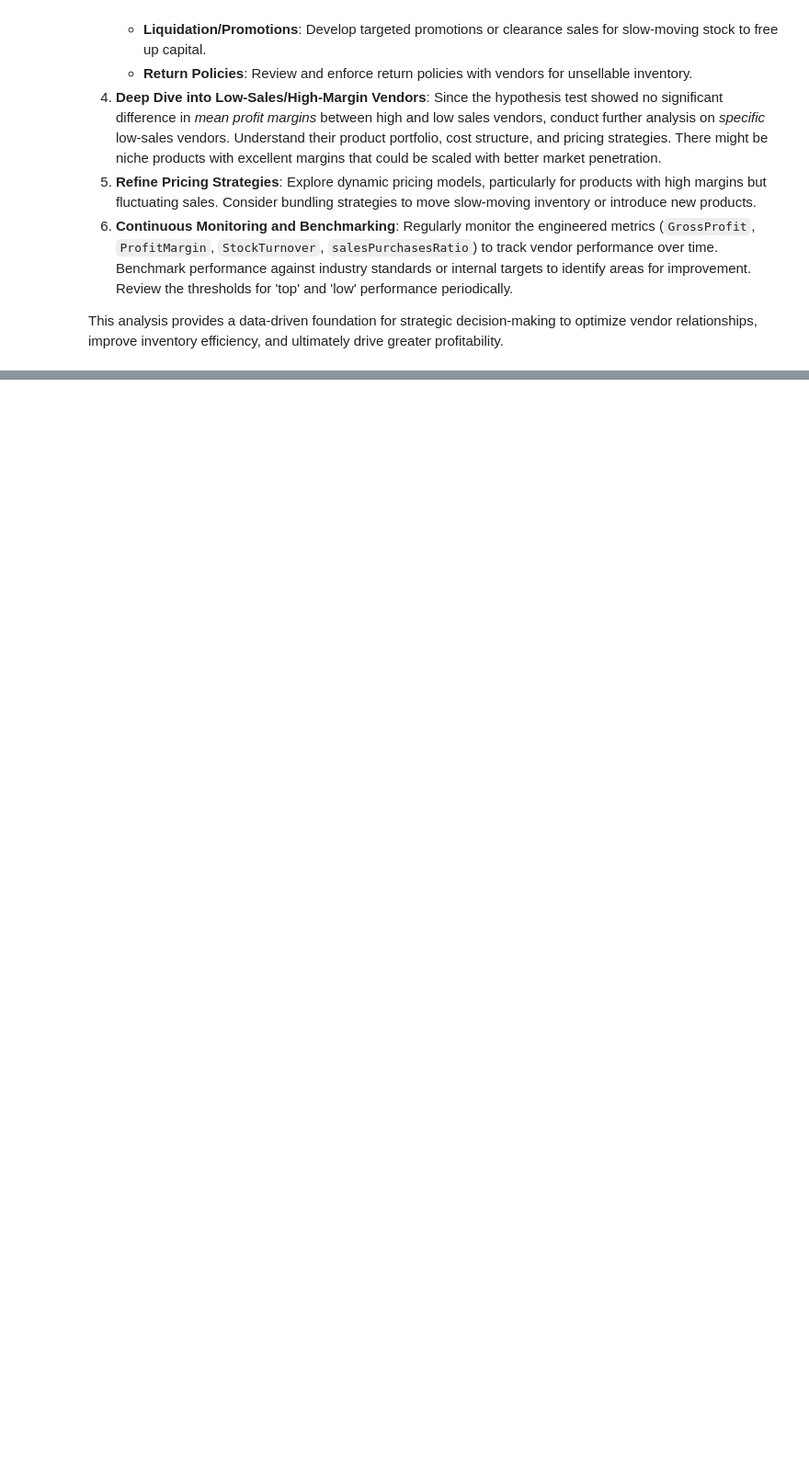
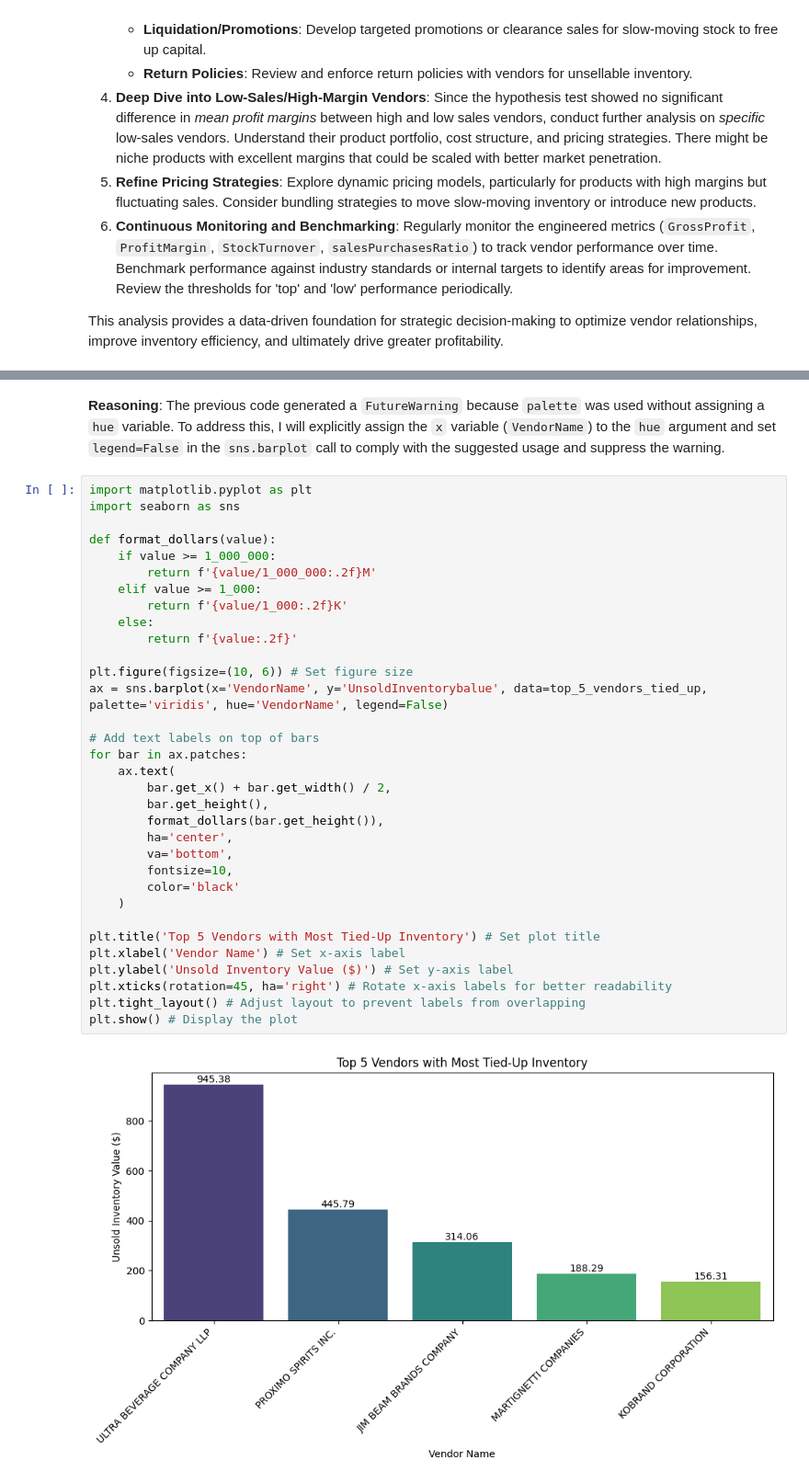
Before and after one commit to Sauryashri822/Data-Analysis-Projects, a Jupyter notebook: Vender_performance_project_ipynb.ipynb, the cells around one changed output, grey strips where cells are left out. Shown at 92% size. Cells and saved outputs as stored; diff of their text form; blank space fills up the shorter version.

```diff
--- a/Vender_performance_project_ipynb.ipynb
+++ b/Vender_performance_project_ipynb.ipynb
@@ -1143,0 +1585,38 @@ This analysis provides a data-driven foundation for strategic decision-making to
+# %% [markdown]
+**Reasoning**:
+The previous code generated a `FutureWarning` because `palette` was used without assigning a `hue` variable. To address this, I will explicitly assign the `x` variable (`VendorName`) to the `hue` argument and set `legend=False` in the `sns.barplot` call to comply with the suggested usage and suppress the warning.
+# %%
+import matplotlib.pyplot as plt
+import seaborn as sns
+
+def format_dollars(value):
+    if value >= 1_000_000:
+        return f'{value/1_000_000:.2f}M'
+    elif value >= 1_000:
+        return f'{value/1_000:.2f}K'
+    else:
+        return f'{value:.2f}'
+
+plt.figure(figsize=(10, 6)) # Set figure size
+ax = sns.barplot(x='VendorName', y='UnsoldInventorybalue', data=top_5_vendors_tied_up, palette='viridis', hue='VendorName', legend=False)
+
+# Add text labels on top of bars
+for bar in ax.patches:
+    ax.text(
+        bar.get_x() + bar.get_width() / 2,
+        bar.get_height(),
+        format_dollars(bar.get_height()),
+        ha='center',
+        va='bottom',
+        fontsize=10,
+        color='black'
+    )
+
+plt.title('Top 5 Vendors with Most Tied-Up Inventory') # Set plot title
+plt.xlabel('Vendor Name') # Set x-axis label
+plt.ylabel('Unsold Inventory Value ($)') # Set y-axis label
+plt.xticks(rotation=45, ha='right') # Rotate x-axis labels for better readability
+plt.tight_layout() # Adjust layout to prevent labels from overlapping
+plt.show() # Display the plot
+# %% [output]
+[figure, added]
```
Also changed, not shown: parts of 101 cells of this notebook.
